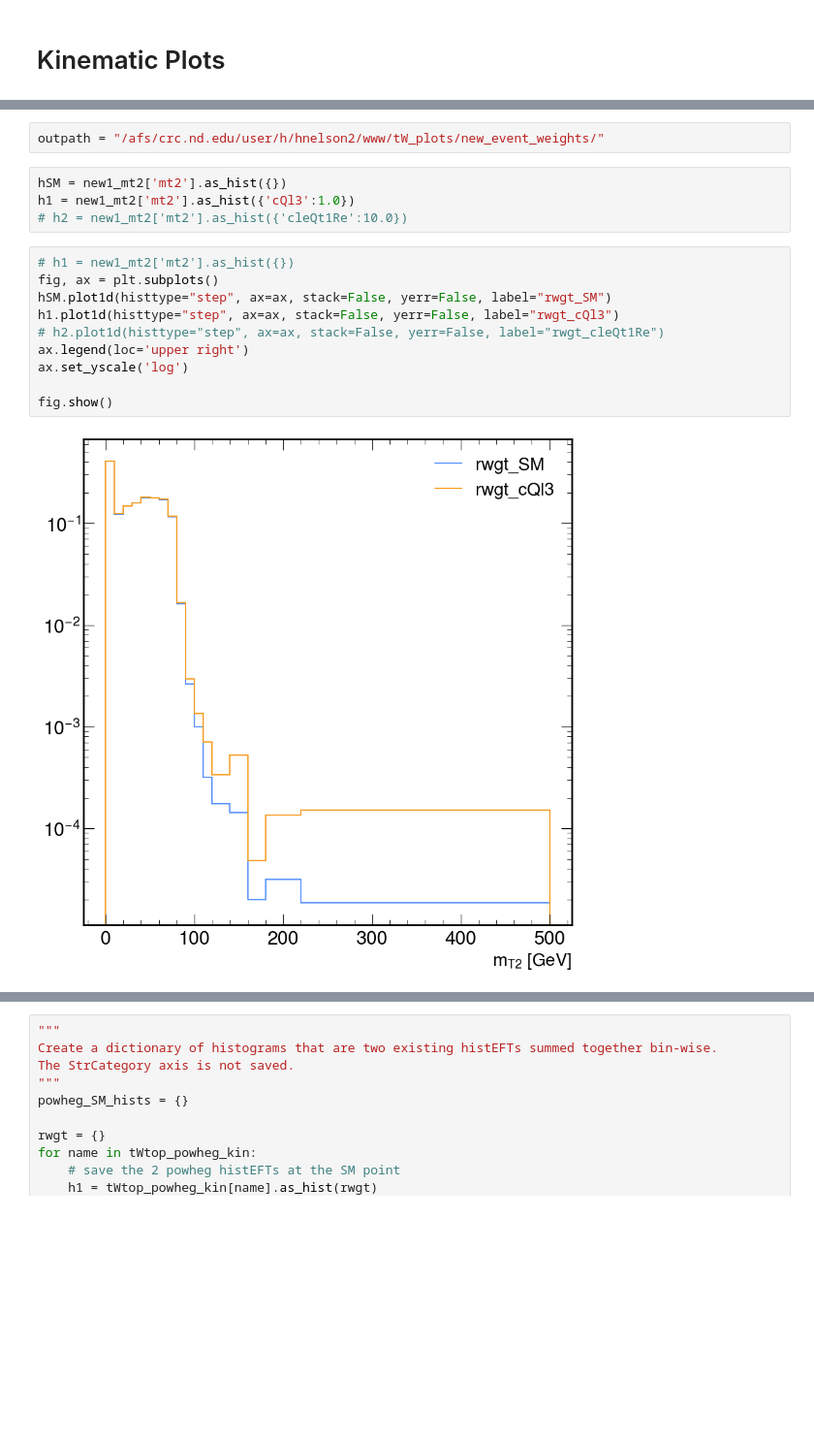
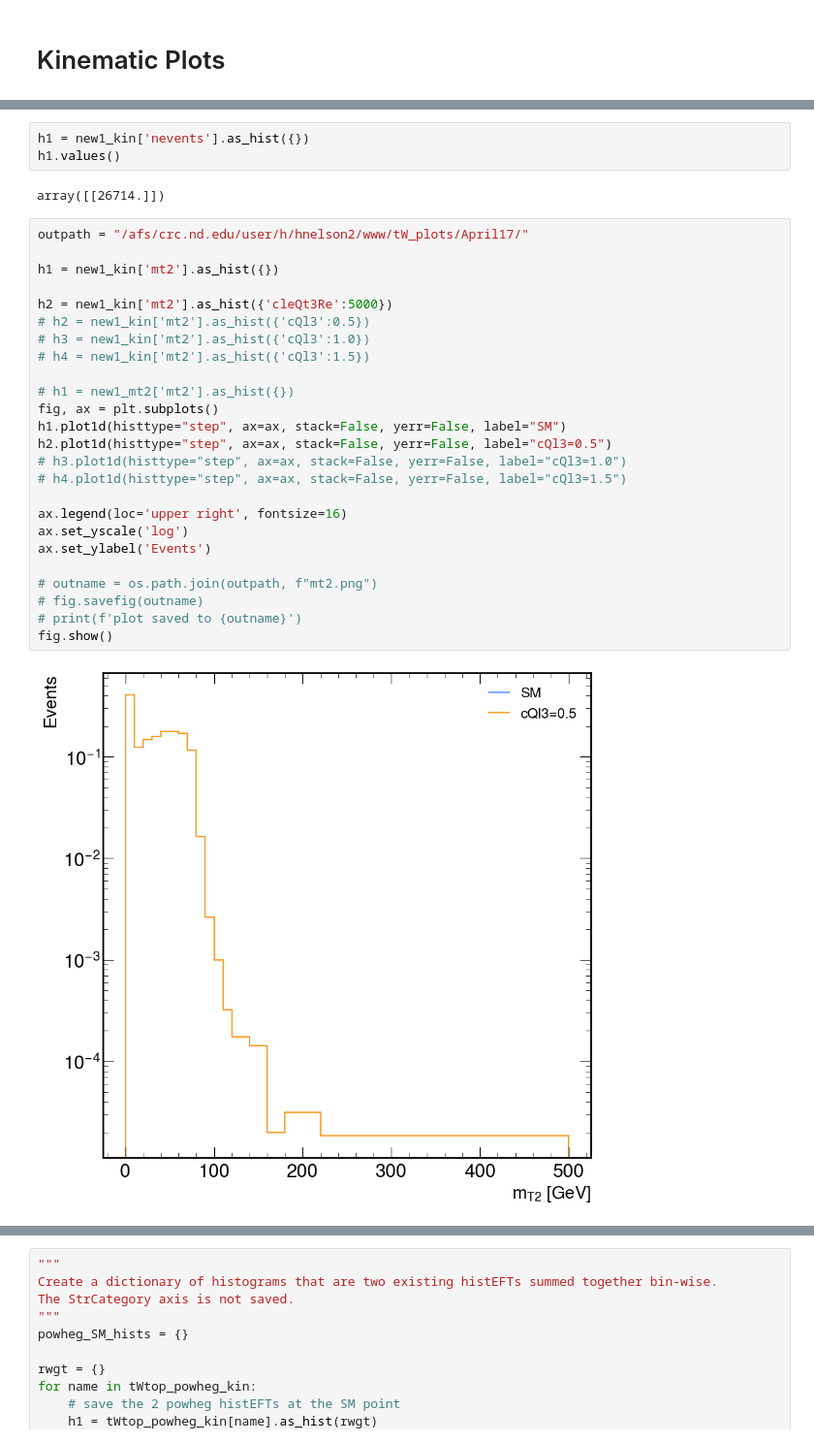
Before and after one commit to hannahbnelson/ttbarEFT, a Jupyter notebook: analysis/plotting/tW_nanogen.ipynb, the cells around one changed output, grey strips where cells are left out. Shown at 97% size. Saved outputs shown, nothing was run; the diff lists cells and outputs as text; blank space fills up the shorter version.

```diff
--- a/analysis/plotting/tW_nanogen.ipynb
+++ b/analysis/plotting/tW_nanogen.ipynb
@@ -73,18 +316,32 @@ tWantitop_powheg_kin = utils.get_hist_from_pkl("../tWantitop_powheg_kin.pkl.gz",
-# %%
-outpath = "/afs/crc.nd.edu/user/h/hnelson2/www/tW_plots/new_event_weights/"
-# %%
-hSM = new1_mt2['mt2'].as_hist({})
-h1 = new1_mt2['mt2'].as_hist({'cQl3':1.0})
-# h2 = new1_mt2['mt2'].as_hist({'cleQt1Re':10.0})
+# %%
+h1 = new1_kin['nevents'].as_hist({})
+h1.values()
+# %% [output]
+array([[26714.]])
 # %%
+outpath = "/afs/crc.nd.edu/user/h/hnelson2/www/tW_plots/April17/"
+
+h1 = new1_kin['mt2'].as_hist({})
+
+h2 = new1_kin['mt2'].as_hist({'cleQt3Re':5000})
+# h2 = new1_kin['mt2'].as_hist({'cQl3':0.5})
+# h3 = new1_kin['mt2'].as_hist({'cQl3':1.0})
+# h4 = new1_kin['mt2'].as_hist({'cQl3':1.5})
+
 # h1 = new1_mt2['mt2'].as_hist({})
 fig, ax = plt.subplots()
-hSM.plot1d(histtype="step", ax=ax, stack=False, yerr=False, label="rwgt_SM")
-h1.plot1d(histtype="step", ax=ax, stack=False, yerr=False, label="rwgt_cQl3")
-# h2.plot1d(histtype="step", ax=ax, stack=False, yerr=False, label="rwgt_cleQt1Re")
-ax.legend(loc='upper right')
+h1.plot1d(histtype="step", ax=ax, stack=False, yerr=False, label="SM")
+h2.plot1d(histtype="step", ax=ax, stack=False, yerr=False, label="cQl3=0.5")
+# h3.plot1d(histtype="step", ax=ax, stack=False, yerr=False, label="cQl3=1.0")
+# h4.plot1d(histtype="step", ax=ax, stack=False, yerr=False, label="cQl3=1.5")
+
+ax.legend(loc='upper right', fontsize=16)
 ax.set_yscale('log')
+ax.set_ylabel('Events')
 
+# outname = os.path.join(outpath, f"mt2.png")
+# fig.savefig(outname)
+# print(f'plot saved to {outname}')
 fig.show()
 # %% [output]
-[figure, old version]
+[figure, new version]
```
Also changed, not shown: parts of 23 cells of this notebook, 25 other files.
